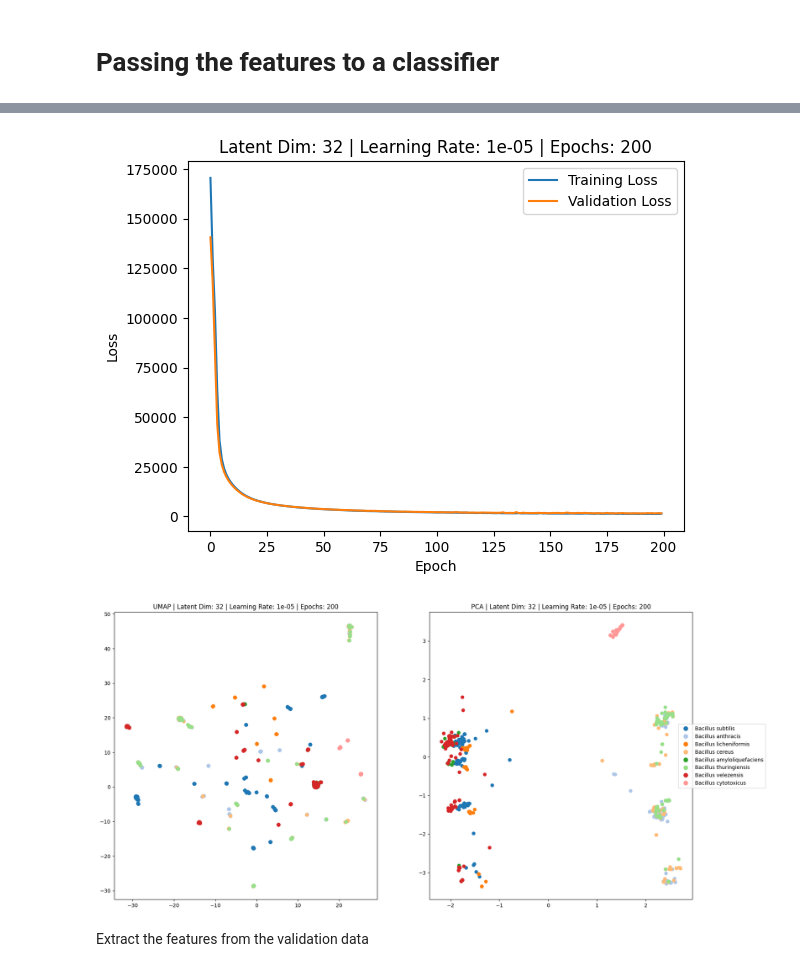
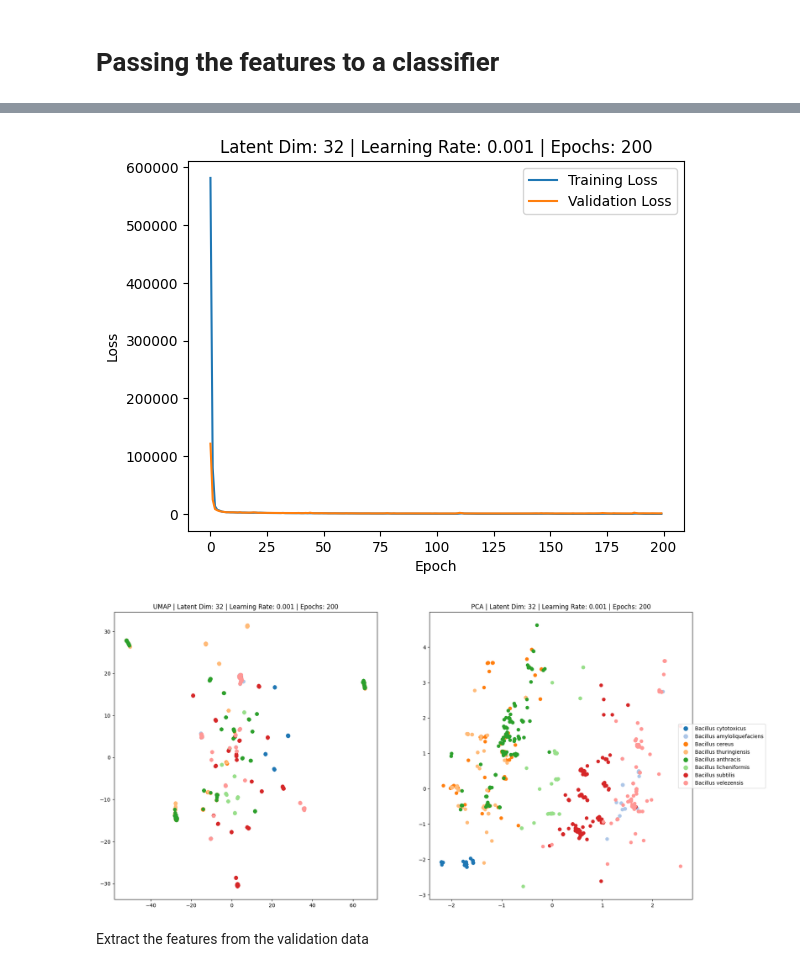
Before and after one commit to makrez/Bioinformatics, a Jupyter notebook: Variational_Autoencoder_16S.ipynb, the cells around one changed output, grey strips where cells are left out. Cells and saved outputs as stored; diff of their text form; code cells hidden in the pictures.

```diff
--- a/Variational_Autoencoder_16S.ipynb
+++ b/Variational_Autoencoder_16S.ipynb
@@ -249,7 +249,9 @@ def train_model(model, optimizer, train_dataloader, val_dataloader, device, n_ep
 
         val_loss /= len(val_dataloader.dataset)
 
-        print('Epoch: {} \tTraining Loss: {:.6f} \tValidation Loss: {:.6f}'.format(epoch, train_loss, val_loss))
+
+        if batch_idx % 20 == 0:
+            print('Epoch: {} \tTraining Loss: {:.6f} \tValidation Loss: {:.6f}'.format(epoch, train_loss, val_loss))
 
         # Append the training loss to the list
         train_losses.append(train_loss)
@@ -379,7 +381,7 @@ import seaborn as sns
 if __name__ == '__main__':
     device = torch.device("cuda" if torch.cuda.is_available() else "cpu")
     alignment_length = 1500
-    n_epochs = 50
+    n_epochs = 100
 
     latent_dims = [2,4,32]
     learning_rates = [0.001,0.0001,0.00001]
@@ -405,10 +407,14 @@ if __name__ == '__main__':
     train_loss_pivot = loss_values.pivot("latent_dim", "learning_rate", "final_train_loss")
     sns.heatmap(train_loss_pivot, annot=True, fmt=".2f")
     plt.title("Final Training Loss")
+    filename = f"final_training_loss.png"
+    plt.savefig(os.path.join(os.getcwd() , "vae_plots", filename), bbox_inches="tight")
     plt.show()
 
     # Plot a heatmap of the final validation loss values
     val_loss_pivot = loss_values.pivot("latent_dim", "learning_rate", "final_val_loss")
     sns.heatmap(val_loss_pivot, annot=True, fmt=".2f")
     plt.title("Final Validation Loss")
+    filename = f"final_validation_loss.png"
+    plt.savefig(os.path.join(os.getcwd() , "vae_plots", filename), bbox_inches="tight")
     plt.show()
@@ -480,7 +500,7 @@ if __name__ == '__main__':
     n_epochs = 200
 
     latent_dims = [32]
-    learning_rates = [0.00001]
+    learning_rates = [0.001]
 
     # Create a DataFrame to store the final loss values
     #loss_values = pd.DataFrame(columns=["latent_dim", "learning_rate", "final_train_loss", "final_val_loss"])
@@ -509,5 +512,5 @@ Epoch: 200      Training Loss: 1421.176313      Validation Loss: 1557.223109
-[figure, old version]
+[figure, new version]
-[figure, old version]
+[figure, new version]
 # %% [markdown]
 Extract the features from the validation data
 # %%
```
Also changed, not shown: parts of 5 cells of this notebook.
